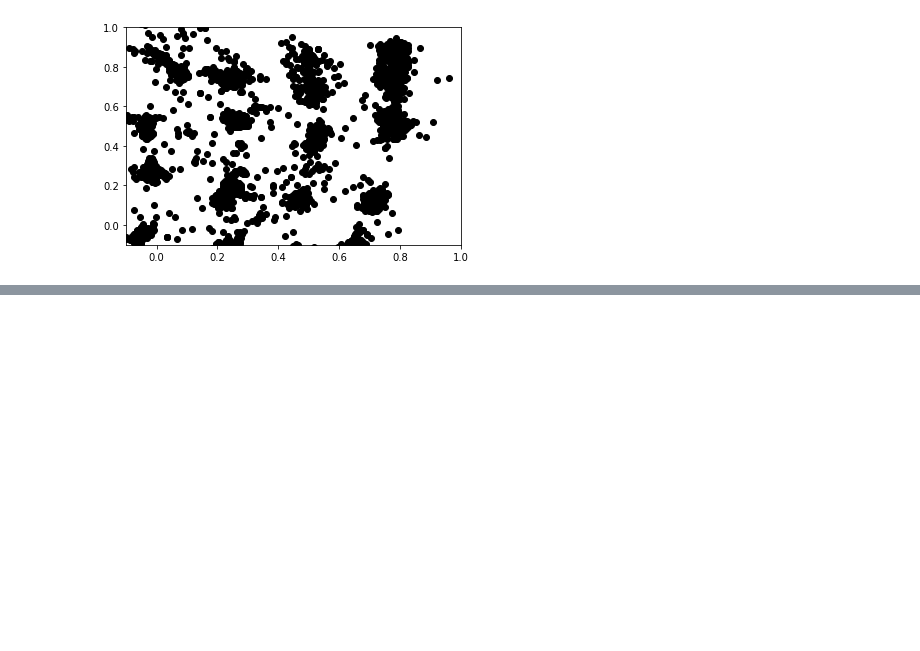
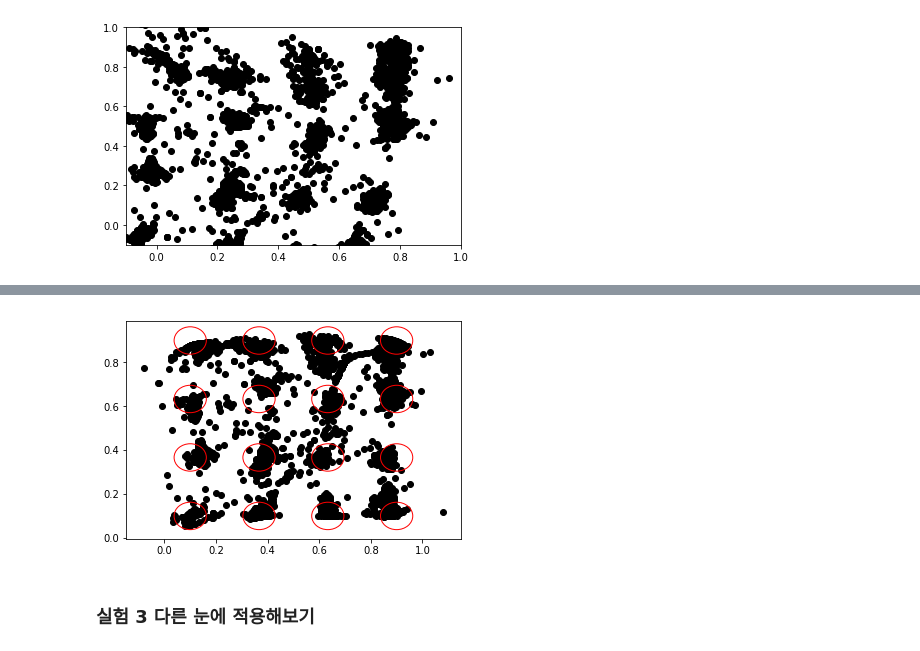
Before and after one commit to serereuk/RA_code, a Jupyter notebook: optimizer2.ipynb, the cells around one changed output, grey strips where cells are left out. Drawn from its saved outputs; the diff is of its cells as text; code cells hidden in the pictures; blank space fills up the shorter version.

```diff
--- a/optimizer2.ipynb
+++ b/optimizer2.ipynb
@@ -141,0 +252,14 @@ for i in range(len(x)):
+# %%
+out = pd.DataFrame(model(torch.from_numpy(data.iloc[:,2:4].values).float()).detach().numpy())
+# %%
+ax = plt.gca()
+ax.scatter(out.iloc[:,0], out.iloc[:,1], c= "black")
+x=[0.1,11/30,0.9,0.1,0.9,0.9,0.1,19/30,19/30,11/30,19/30,11/30,11/30,0.9,0.1,19/30]
+y=[0.1,19/30,0.9,11/30,19/30,0.1,0.9,0.9,0.1,0.9,19/30,0.1,11/30,11/30,19/30,11/30]
+for i in range(len(x)):
+    temp = plt.Circle((x[i], y[i]), 1/16, color = "r", fill = False)
+    ax.add_artist(temp)
+# %% [output]
+[figure, added]
+# %% [markdown]
+### 실험 3 다른 눈에 적용해보기
```
Also changed, not shown: parts of 29 cells of this notebook.
